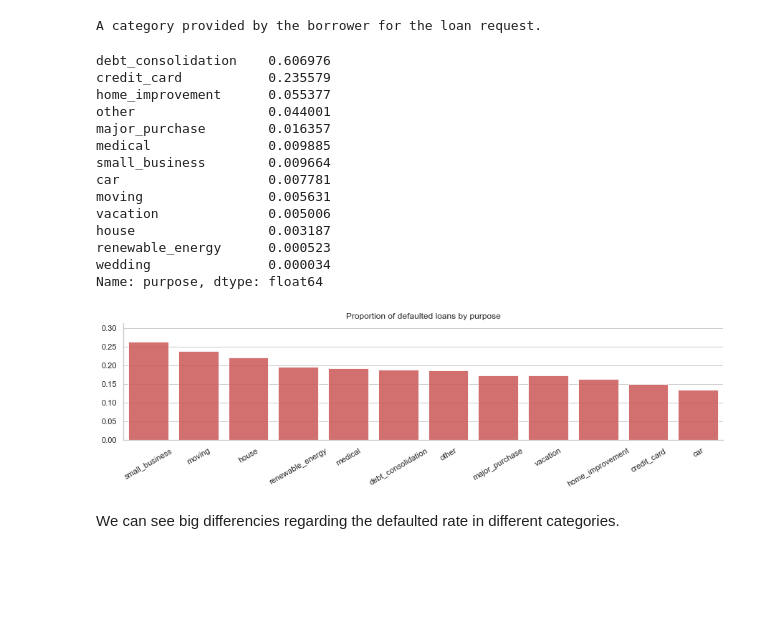
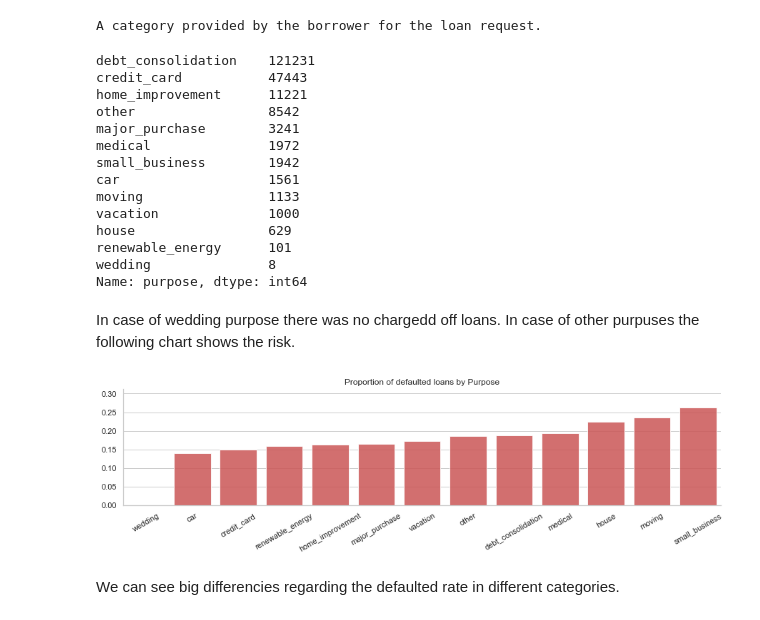
Before and after one commit to apy444/loan_default_prediction, a Jupyter notebook: EDA.ipynb, the cells around one changed output. Saved outputs shown, nothing was run; the diff lists cells and outputs as text; code cells hidden in the pictures; blank space fills up the shorter version.

```diff
--- a/EDA.ipynb
+++ b/EDA.ipynb
@@ -742,4 +511,6 @@ make_plot('annual_inc_log', 'Annual Income')
 [figure]
+# %%
+data.drop(columns='annual_inc', inplace=True)
 # %% [markdown]
 ### verification_status
 # %%
@@ -765,37 +536,44 @@ print_desc('purpose')
 # %% [output]
 A category provided by the borrower for the loan request.
 # %%
-data['purpose'].value_counts(dropna=False, normalize=True)
+data['purpose'].value_counts(dropna=False)
 # %% [output]
-debt_consolidation    0.606976
-credit_card           0.235579
-home_improvement      0.055377
-other                 0.044001
-major_purchase        0.016357
-medical               0.009885
-small_business        0.009664
-car                   0.007781
-moving                0.005631
-vacation              0.005006
-house                 0.003187
-renewable_energy      0.000523
-wedding               0.000034
-Name: purpose, dtype: float64
+debt_consolidation    121231
+credit_card           47443
+home_improvement      11221
+other                 8542
+major_purchase        3241
+medical               1972
+small_business        1942
+car                   1561
+moving                1133
+vacation              1000
+house                 629
+renewable_energy      101
+wedding               8
+Name: purpose, dtype: int64
+# %% [markdown]
+In case of wedding purpose there was no chargedd off loans. In case of other purpuses the following chart shows the risk.
 # %%
-sns.set_style('whitegrid')
-fig = plt.figure(figsize=(15,3))
-defaulted = (data.groupby('purpose')['loan_status']
-             .value_counts(normalize=True, dropna=False)[:,'Charged Off'].sort_values(ascending=False))
-ax = sns.barplot(x=defaulted.index, y=defaulted.values, color = '#de4343', alpha=0.85)
-ax.spines['top'].set_visible(False)
-ax.spines['right'].set_visible(False)
-plt.title('Proportion of defaulted loans by purpose')
-plt.ylabel('')
-plt.xlabel('')
-ax.set_xticklabels(defaulted.index.tolist(), rotation=30)
-plt.ylim([0,defaulted.values.max()+0.05]);
+def plot_default_rate(col, col_name, rotation=0, sort_values=True):
+    '''Rotation refers to the x categori labels view.'''
+    sns.set_style('whitegrid')
+    fig = plt.figure(figsize=(15,3))
+    defaulted = data.groupby(col)['target'].mean()
+    if sort_values:
+        defaulted = data.groupby(col)['target'].mean().sort_values()
+    ax = sns.barplot(x=defaulted.index, y=defaulted.values, color = '#de4343', alpha=0.85)
+    ax.spines['top'].set_visible(False)
+    ax.spines['right'].set_visible(False)
+    plt.title(f'Proportion of defaulted loans by {col_name}')
+    plt.ylabel('')
+    plt.xlabel('')
+    ax.set_xticklabels(defaulted.index.tolist(), rotation=rotation)
+    plt.ylim([0,defaulted.values.max()+0.05]);
-# %% [output]
-[figure, removed]
+# %%
+plot_default_rate('purpose', 'Purpose', 30)
+# %% [output]
+[figure, added]
 # %% [markdown]
 We can see big differencies regarding the defaulted rate in different categories.
 # %% [markdown]
```
Also changed, not shown: parts of 180 cells of this notebook.
